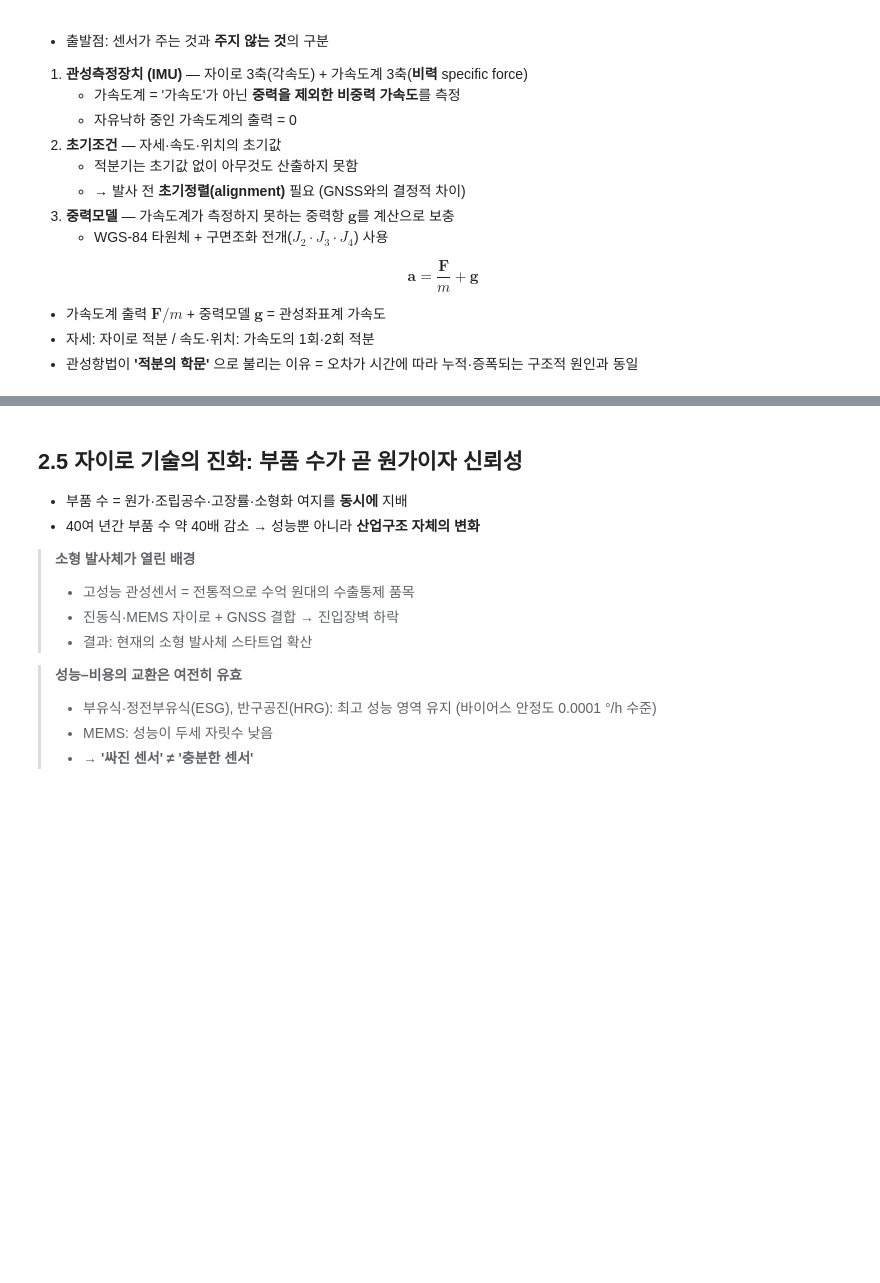
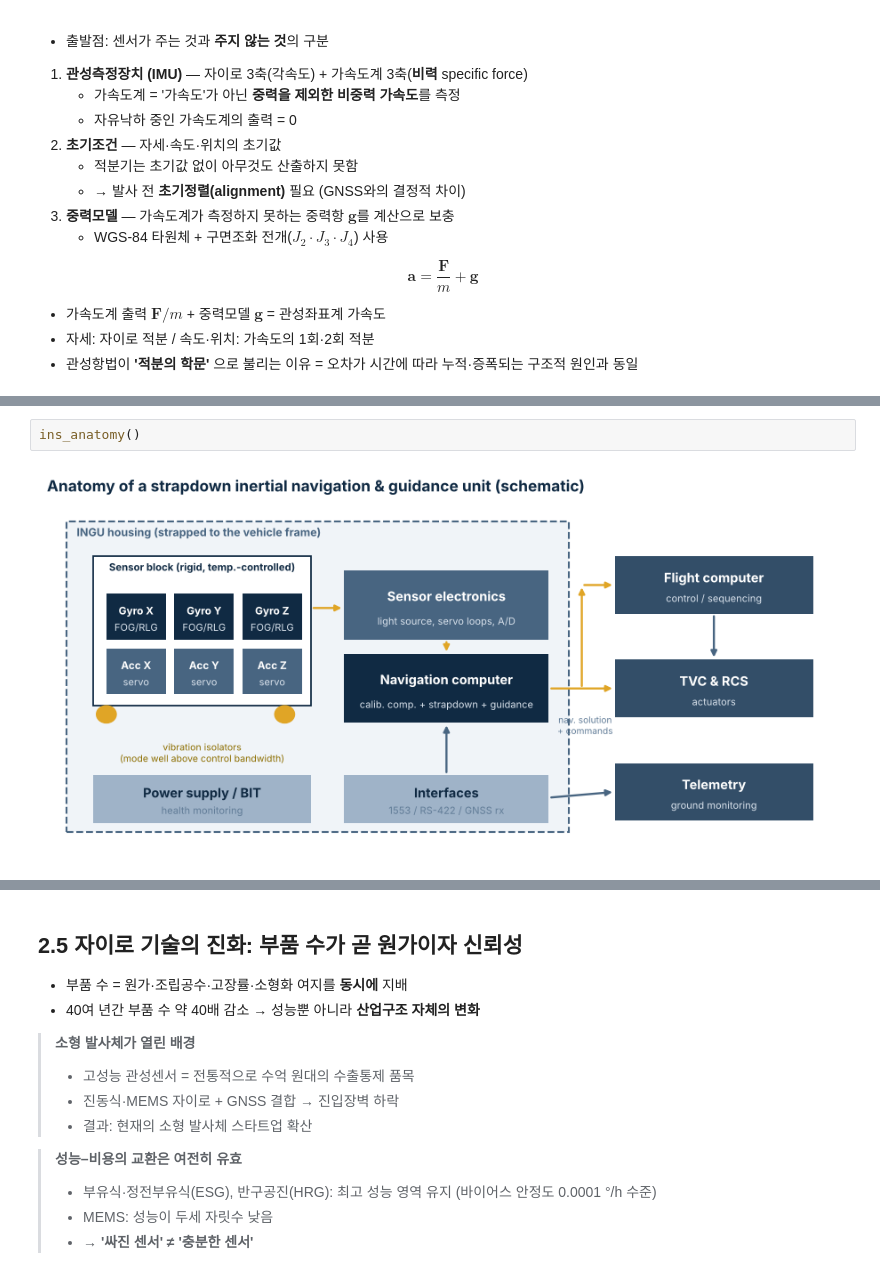
Before and after one commit to gabraxas/LVs-and-Policy, a Jupyter notebook: lecture/week05/week05_GNC.ipynb, the cells around one changed output, grey strips where cells are left out. Saved outputs shown, nothing was run; the diff lists cells and outputs as text; blank space fills up the shorter version.

```diff
--- a/lecture/week05/week05_GNC.ipynb
+++ b/lecture/week05/week05_GNC.ipynb
@@ -387,3 +268,7 @@ Powered ascent (1.5 g)            100            9.5131
+# %%
+ins_anatomy()
+# %% [output]
+[figure, added]
 # %% [markdown]
 ## 2.3 가속도계: 힘을 변위가 아니라 전류로 읽는다
 
```
Also changed, not shown: parts of 74 cells of this notebook.
